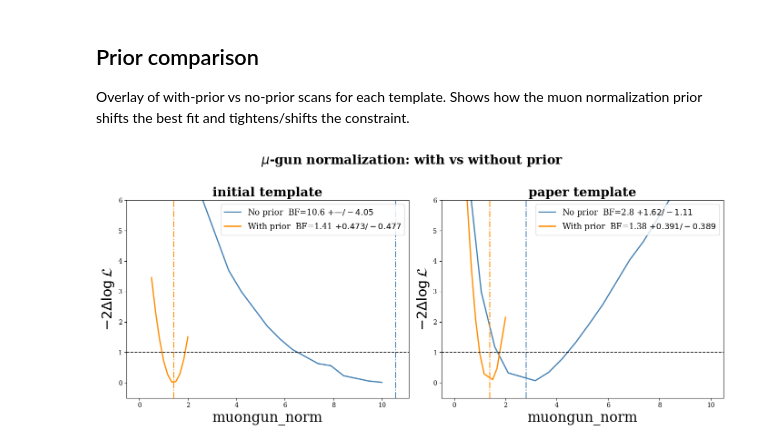
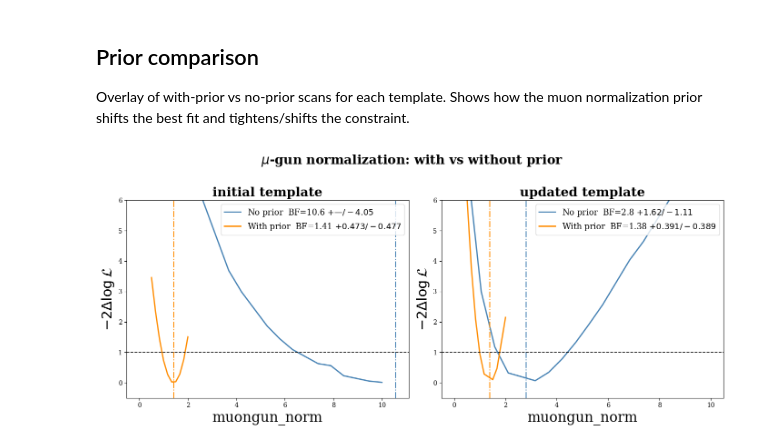
Before and after one commit to icecube/reco_processing, a Jupyter notebook: NNMFit/notebooks/unblind/step1_hese_flux/muon_prior.ipynb, the cells around one changed output. Saved outputs shown, nothing was run; the diff lists cells and outputs as text; code cells hidden in the pictures.

Commit message:
upate moun plot

```diff
--- a/NNMFit/notebooks/unblind/step1_hese_flux/muon_prior.ipynb
+++ b/NNMFit/notebooks/unblind/step1_hese_flux/muon_prior.ipynb
@@ -158,7 +158,7 @@ parameter = "muongun_norm"
 
 templates = {
     "initial": ("initial_no_prior", "initial_with_prior"),
-    "paper":   ("paper_no_prior",   "paper_with_prior"),
+    "updated":   ("paper_no_prior",   "paper_with_prior"),
 }
 
 style = {
@@ -173,31 +173,31 @@ for ax, (template_name, (no_prior_name, with_prior_name)) in zip(axes, templates
     for scan_name, style_key in [(no_prior_name, "no_prior"), (with_prior_name, "with_prior")]:
         s = style[style_key]
         try:
             scan = scan_dict[scan_name].get_scan_df(param_name=parameter, drop_unsuccessful=drop_unsuccessful)
             bestfit_val = bestfits[scan_name][parameter]
             err_lo, err_hi = get_1sigma(scan, parameter, bestfit_val)
 
             scan_sorted = scan.sort_values(parameter)
             lo_str = f"{err_lo:.3g}" if not np.isnan(err_lo) else "—"
             hi_str = f"{err_hi:.3g}" if not np.isnan(err_hi) else "—"
             legend_label = f"{s['label']}  BF={bestfit_val:.3g} $+{hi_str}/-{lo_str}$"
 
             ax.plot(scan_sorted[parameter], scan_sorted["dllh"],
                     color=s["color"], linewidth=2, label=legend_label)
             ax.axvline(bestfit_val, color=s["color"], linewidth=1.5, linestyle="-.")
 
         except Exception as e:
             ax.text(0.5, 0.5, f"{scan_name}\nerror: {e}", ha="center", va="center", transform=ax.transAxes)
 
     ax.axhline(1.0, color="black", linestyle="--", linewidth=1.2)
     ax.set_title(f"{template_name} template", fontdict=font_title)
     ax.set_xlabel(parameter, fontdict=font_axis_label)
     ax.set_ylabel(r"$-2\Delta\log\mathcal{L}$", fontdict=font_axis_label)
     ax.set_ylim(-0.5, 6)
     ax.legend(prop=font_legend)
 
 plt.tight_layout()
 plt.savefig(f"{save_path}/prior_comparison.png", bbox_inches="tight")
 plt.show()
 # %% [output]
-[figure, old version]
+[figure, new version]
```
Also changed, not shown: 1 other file.
